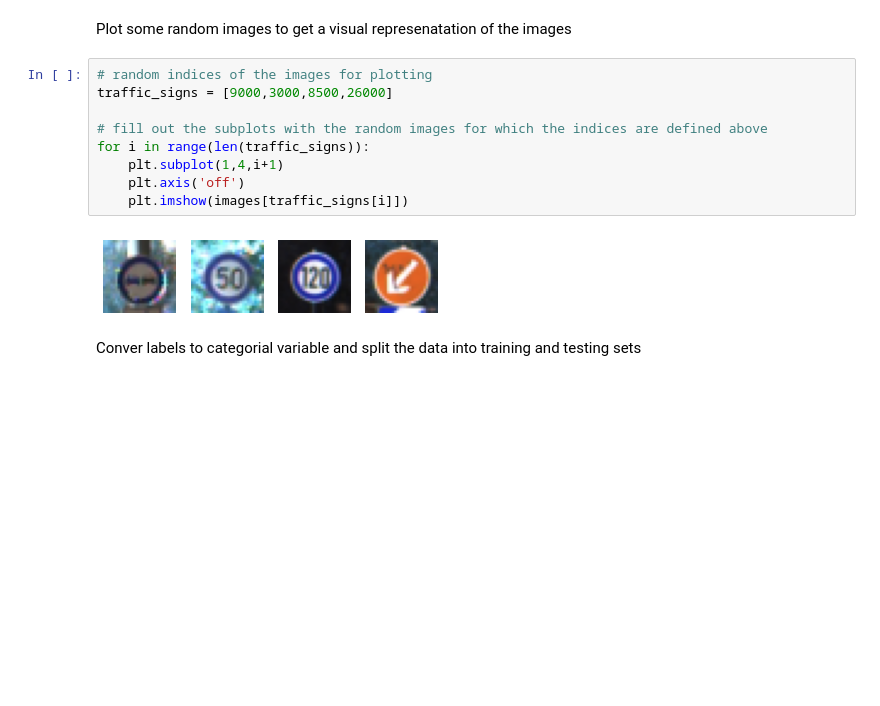
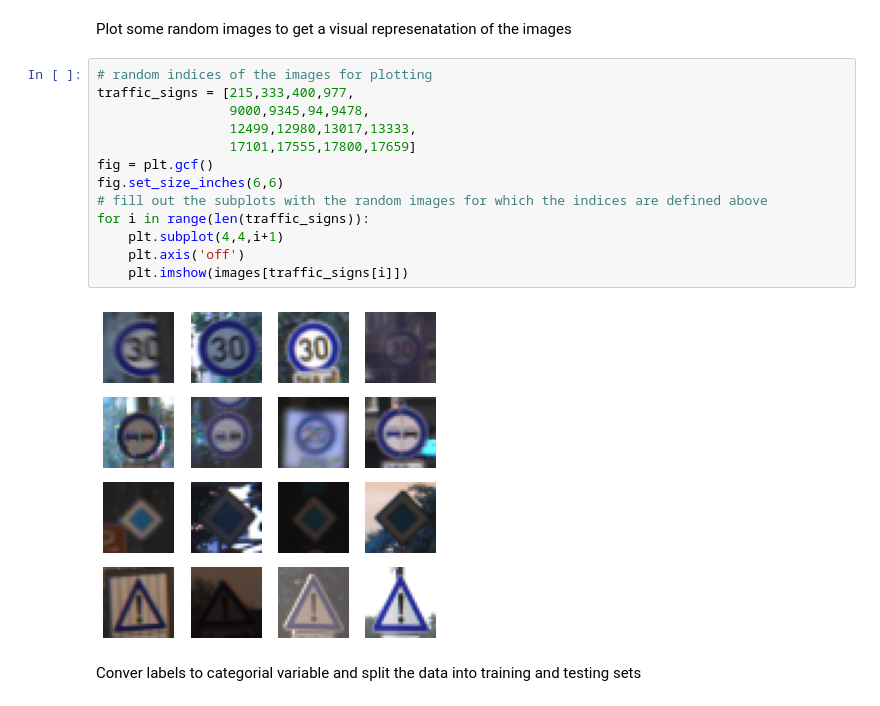
Before and after one commit to tauseef1234/Traffic_CNN, a Jupyter notebook: Traffic.ipynb, the cells around one changed output. Drawn from its saved outputs; the diff is of its cells as text; blank space fills up the shorter version.

Commit message:
Updated Traffic_CNN

```diff
--- a/Traffic.ipynb
+++ b/Traffic.ipynb
@@ -55,15 +53,19 @@ len(images)
 Plot some random images to get a visual represenatation of the images
 # %%
 # random indices of the images for plotting
-traffic_signs = [9000,3000,8500,26000]
-
+traffic_signs = [215,333,400,977,
+                 9000,9345,94,9478,
+                 12499,12980,13017,13333,
+                 17101,17555,17800,17659]
+fig = plt.gcf()
+fig.set_size_inches(6,6)
 # fill out the subplots with the random images for which the indices are defined above
 for i in range(len(traffic_signs)):
-    plt.subplot(1,4,i+1)
+    plt.subplot(4,4,i+1)
     plt.axis('off')
     plt.imshow(images[traffic_signs[i]])
 # %% [output]
-[figure, old version]
+[figure, new version]
 # %% [markdown]
 Conver labels to categorial variable and split the data into training and testing sets
 # %%
```
Also changed, not shown: parts of 35 cells of this notebook.
